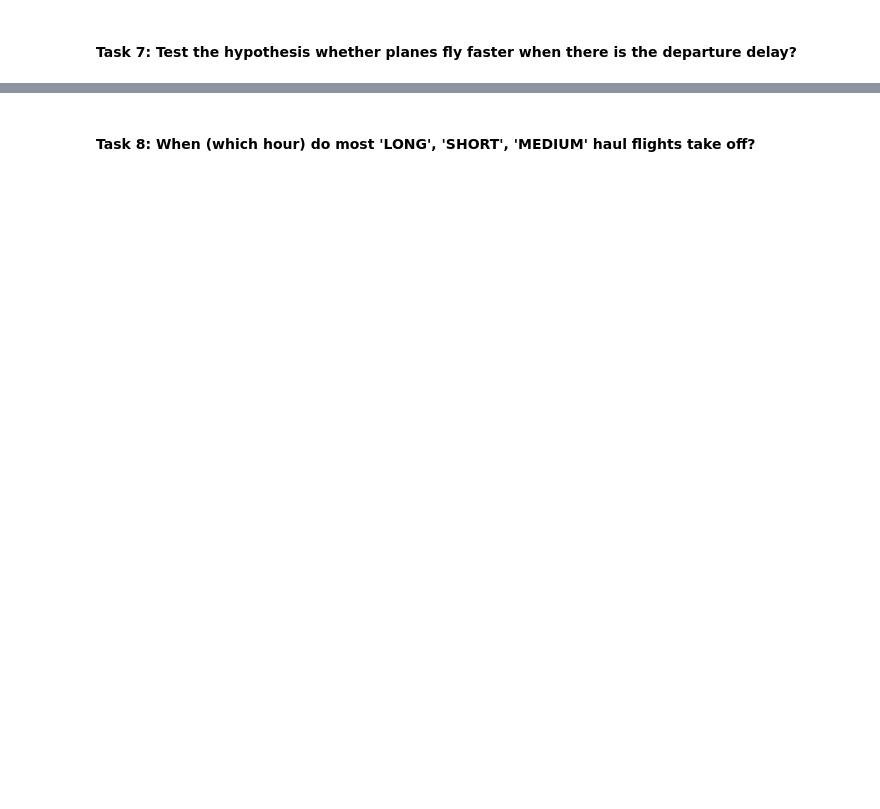
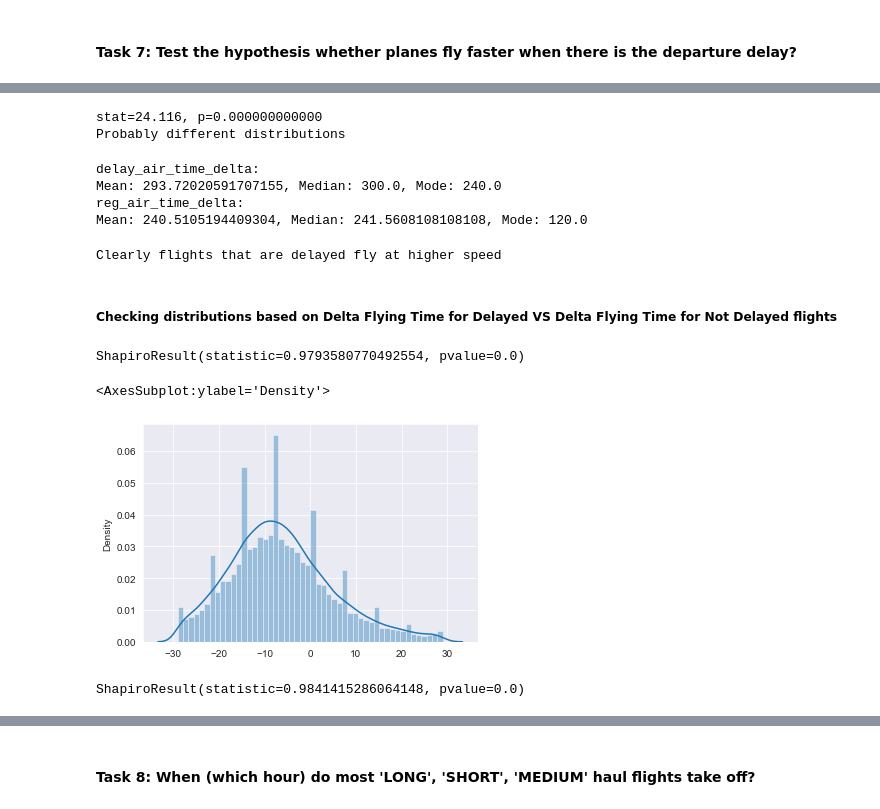
Before and after one commit to georgi3/flight_delay_predictions, a Jupyter notebook: george/exploratory_analysis.ipynb, the cells around one changed output, grey strips where cells are left out. Cells and saved outputs as stored; diff of their text form; code cells hidden in the pictures; blank space fills up the shorter version.

```diff
--- a/george/exploratory_analysis.ipynb
+++ b/george/exploratory_analysis.ipynb
@@ -148,0 +321,51 @@ json_normalize(file, record_path='2018', meta=['1'])
+# %%
+stat, p = stats.ttest_ind(delays_speed, not_delays_speed)
+print(f'stat={stat:.3f}, p={p:.12f}')
+if p > 0.05:
+    print('Probably the same distribution')
+else:
+    print('Probably different distributions')
+# %% [output]
+stat=24.116, p=0.000000000000
+Probably different distributions
+# %%
+print(f'delay_air_time_delta: \nMean: {delays_speed.mean()}, Median: {delays_speed.median()}, Mode: {delays_speed.mode()[0]}')
+print(f'reg_air_time_delta: \nMean: {not_delays_speed.mean()}, Median: {not_delays_speed.median()}, Mode: {not_delays_speed.mode()[0]}')
+# %% [output]
+delay_air_time_delta:
+Mean: 293.72020591707155, Median: 300.0, Mode: 240.0
+reg_air_time_delta:
+Mean: 240.5105194409304, Median: 241.5608108108108, Mode: 120.0
+# %%
+print('Clearly flights that are delayed fly at higher speed')
+# %% [output]
+Clearly flights that are delayed fly at higher speed
+# %% [markdown]
+ ##### Checking distributions based on Delta Flying Time for Delayed VS Delta Flying Time for Not Delayed flights
+# %%
+delays = jan_flight_cl['dep_delay'][jan_flight_cl['dep_delay'] > 0]
+air_time_delta = (jan_flight_cl['actual_elapsed_time'] - jan_flight_cl['crs_elapsed_time'])
+delay_air_time_delta = (jan_flight_cl['actual_elapsed_time'].iloc[delays.index] -
+                        jan_flight_cl['crs_elapsed_time'].iloc[delays.index])
+reg_air_time_delta = (jan_flight_cl['actual_elapsed_time'].drop(delays.index) -
+                      jan_flight_cl['crs_elapsed_time'].drop(delays.index))
+# %%
+delay_air_time_delta = delay_air_time_delta[delay_air_time_delta > -30]  # if switch to 60 => results in different distributions
+delay_air_time_delta = delay_air_time_delta[delay_air_time_delta < 30]
+reg_air_time_delta = reg_air_time_delta[reg_air_time_delta > -30]
+reg_air_time_delta = reg_air_time_delta[reg_air_time_delta < 30]
+# %%
+shapiro = stats.shapiro(delay_air_time_delta.dropna())
+shapiro
+# %% [output]
+ShapiroResult(statistic=0.9793580770492554, pvalue=0.0)
+# %%
+sns.distplot(delay_air_time_delta)
+# %% [output]
+<AxesSubplot:ylabel='Density'>
+[figure, added]
+# %%
+shapiro = stats.shapiro(reg_air_time_delta.dropna())
+shapiro
+# %% [output]
+ShapiroResult(statistic=0.9841415286064148, pvalue=0.0)
```
Also changed, not shown: parts of 37 cells of this notebook.
